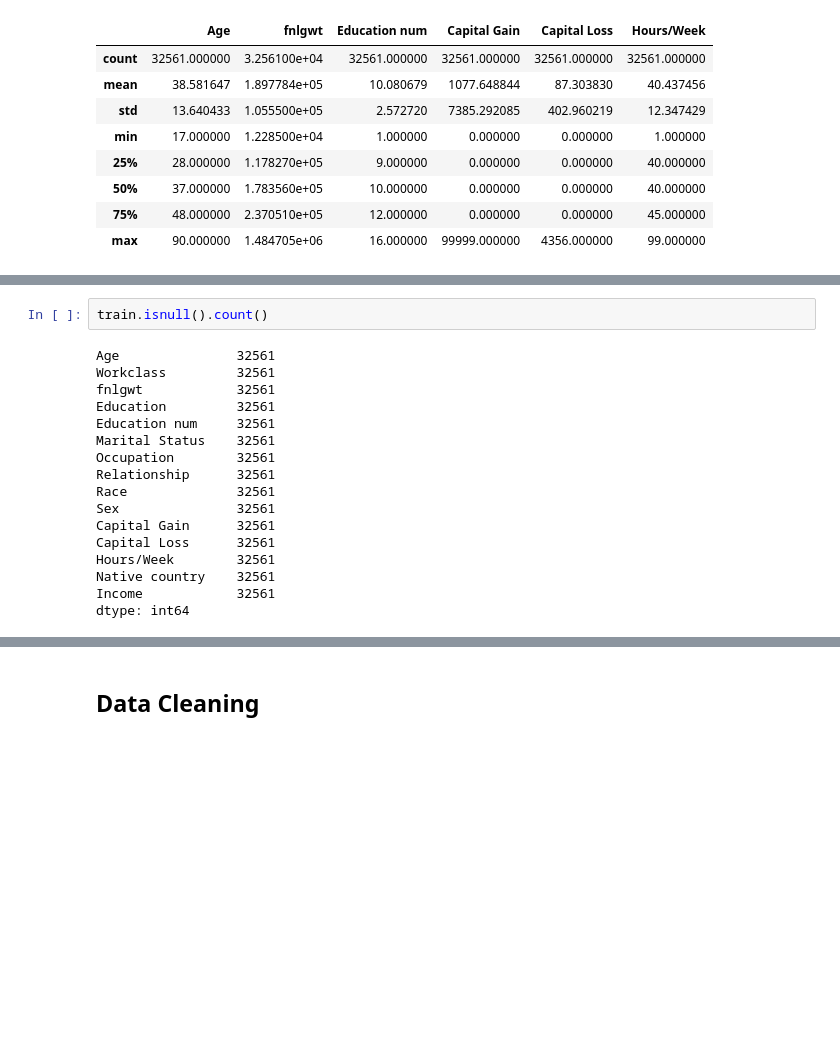
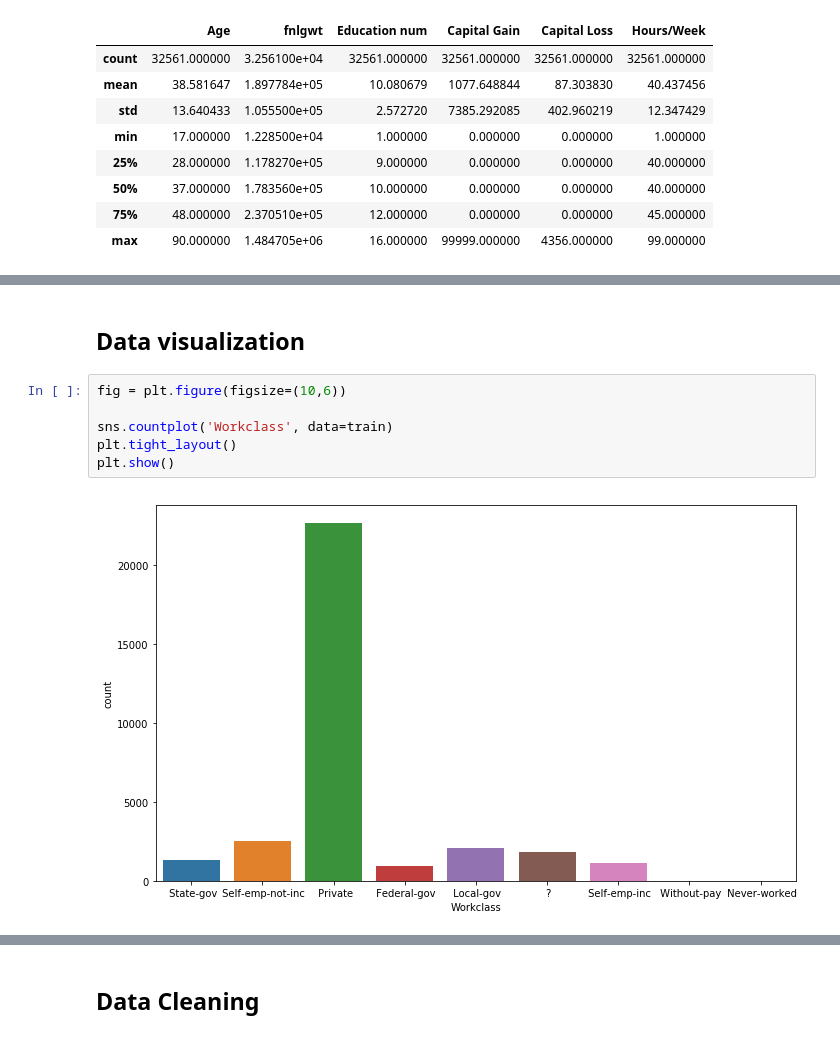
Before and after one commit to YashDeshpande1771/Adult-Income-prediction, a Jupyter notebook: DMW adult census.ipynb, the cells around one changed output, grey strips where cells are left out. Saved outputs shown, nothing was run; the diff lists cells and outputs as text; blank space fills up the shorter version.

```diff
--- a/DMW adult census.ipynb
+++ b/DMW adult census.ipynb
@@ -110,22 +110,13 @@ train.head(10)
 | 7 | 52 | Self-emp-not-inc | 209642 | HS-grad | 9 | Married-civ-spouse | Exec-managerial | Husband | ... |
 | 8 | 31 | Private | 45781 | Masters | 14 | Never-married | Prof-specialty | Not-in-family | ... |
 | 9 | 42 | Private | 159449 | Bachelors | 13 | Married-civ-spouse | Exec-managerial | Husband | ... |
-# %%
-train.isnull().count()
-# %% [output]
-Age               32561
-Workclass         32561
-fnlgwt            32561
-Education         32561
-Education num     32561
-Marital Status    32561
-Occupation        32561
-Relationship      32561
-Race              32561
-Sex               32561
-Capital Gain      32561
-Capital Loss      32561
-Hours/Week        32561
-Native country    32561
-Income            32561
-dtype: int64
+# %% [markdown]
+## Data visualization
+# %%
+fig = plt.figure(figsize=(10,6))
+
+sns.countplot('Workclass', data=train)
+plt.tight_layout()
+plt.show()
+# %% [output]
+[figure, added]
```
Also changed, not shown: parts of 4 cells of this notebook.
